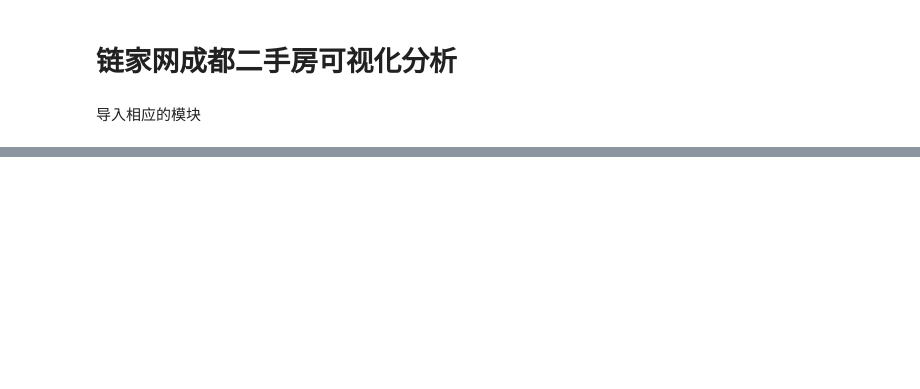
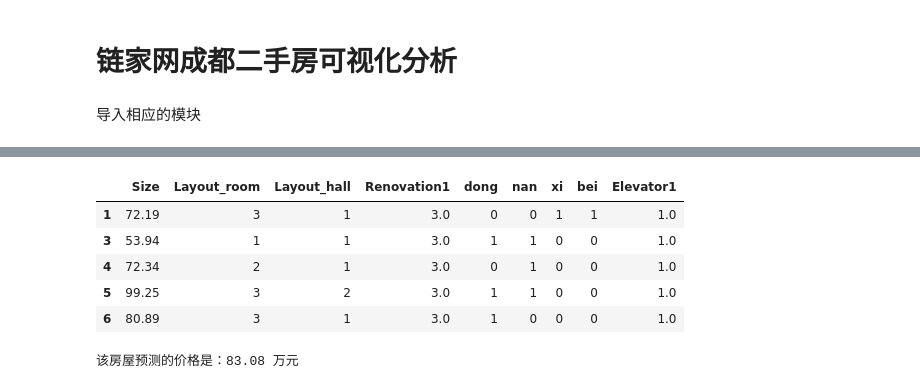
Before and after one commit to dawnsky2333/lianjia, a Jupyter notebook: 成都二手房数据可视化.ipynb, the cells around one changed output, grey strips where cells are left out. Saved outputs shown, nothing was run; the diff lists cells and outputs as text; code cells hidden in the pictures; blank space fills up the shorter version.

```diff
--- a/成都二手房数据可视化.ipynb
+++ b/成都二手房数据可视化.ipynb
@@ -360,0 +365,4 @@ pd.get_dummies(df)
+# %%
+df['Elevator1'] = df['Elevator'].map({'有': 1, '无': 0})
+# %%
+df = df.drop(['District', 'Floor', 'Region', 'Renovation', 'Elevator','PerPrice','Layout_total','Size_room_ratio'], axis=1)
@@ -360,0 +378,2 @@ pd.get_dummies(df)
+# %%
+df.dropna(inplace=True)
@@ -360,0 +393,34 @@ pd.get_dummies(df)
+# %%
+raw = df.drop(['Price'], axis=1)
+raw.head()
+# %% [output]
+|  | Size | Layout_room | Layout_hall | Renovation1 | dong | nan | xi | bei | Elevator1 |
+| 1 | 72.19 | 3 | 1 | 3.0 | 0 | 0 | 1 | 1 | 1.0 |
+| 3 | 53.94 | 1 | 1 | 3.0 | 1 | 1 | 0 | 0 | 1.0 |
+| 4 | 72.34 | 2 | 1 | 3.0 | 0 | 1 | 0 | 0 | 1.0 |
+| 5 | 99.25 | 3 | 2 | 3.0 | 1 | 1 | 0 | 0 | 1.0 |
+| 6 | 80.89 | 3 | 1 | 3.0 | 1 | 0 | 0 | 0 | 1.0 |
+# %%
+'''
+预测房屋类型为：
+1.房屋大小为99㎡左右
+2.类型为三室一厅
+3.房屋朝向为西北
+4.具有电梯
+5.房屋精装修
+'''
+
+x_new = raw.head(1).copy()
+x_new['Size'] = 99
+x_new['Layout_room'] = 3
+x_new['Layout_hall'] = 1
+x_new['Renovation1'] = 3.0
+x_new['dong'] = 0
+x_new['nan'] = 0
+x_new['xi'] = 1
+x_new['bei'] = 1
+x_new['Elevator1'] = 1
+y_predict = lr.predict(x_new)
+print("该房屋预测的价格是：%.2f" % float(y_predict), "万元")
+# %% [output]
+该房屋预测的价格是：83.08 万元
```
Also changed, not shown: parts of 29 cells of this notebook, 5 other files.
